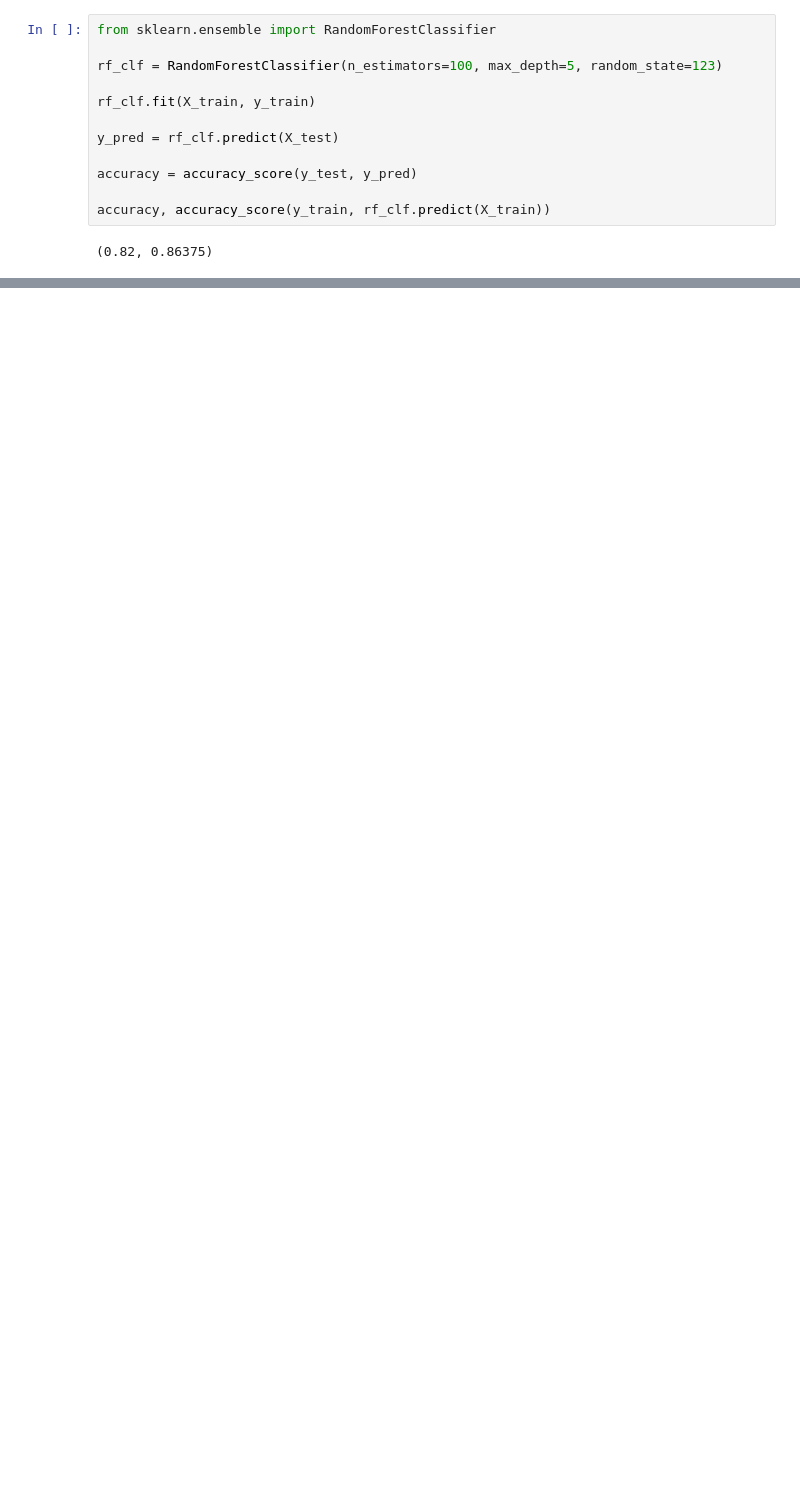
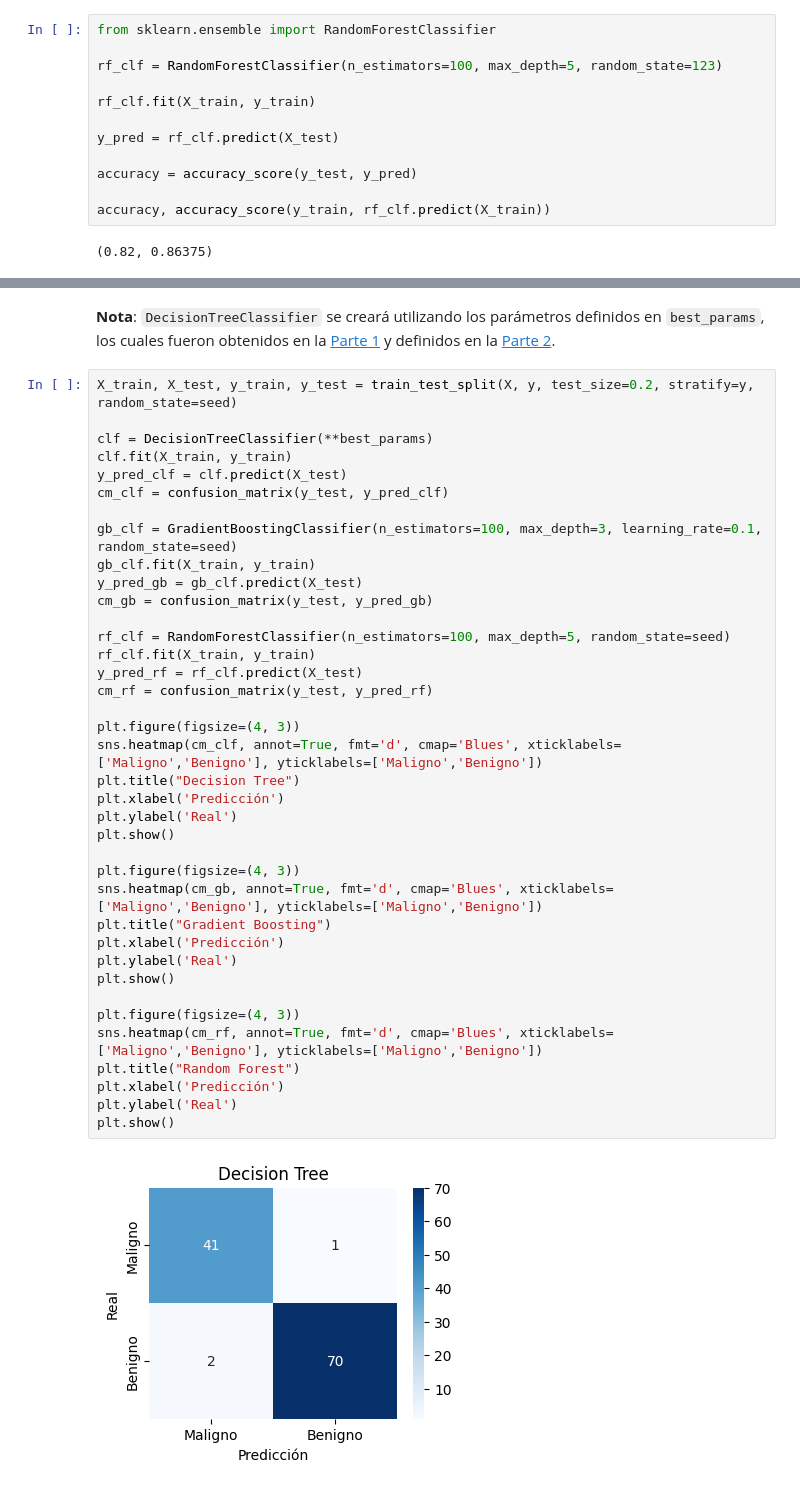
Before and after one commit to RodrigoRiveraRico/data_science_FCiencias, a Jupyter notebook: Clase_8/Clase_8.ipynb, the cells around one changed output, grey strips where cells are left out. Drawn from its saved outputs; the diff is of its cells as text; blank space fills up the shorter version.

Commit message:
Partes 1 a 6 de la tarea concluidas

```diff
--- a/Clase_8/Clase_8.ipynb
+++ b/Clase_8/Clase_8.ipynb
@@ -128,0 +341,42 @@ accuracy, accuracy_score(y_train, rf_clf.predict(X_train))
+# %% [markdown]
+**Nota**: `DecisionTreeClassifier` se creará utilizando los parámetros definidos en `best_params`, los cuales fueron obtenidos en la [Parte 1](#parte1) y definidos en la [Parte 2](#parte2).
+# %%
+X_train, X_test, y_train, y_test = train_test_split(X, y, test_size=0.2, stratify=y, random_state=seed)
+
+clf = DecisionTreeClassifier(**best_params)
+clf.fit(X_train, y_train)
+y_pred_clf = clf.predict(X_test)
+cm_clf = confusion_matrix(y_test, y_pred_clf)
+
+gb_clf = GradientBoostingClassifier(n_estimators=100, max_depth=3, learning_rate=0.1, random_state=seed)
+gb_clf.fit(X_train, y_train)
+y_pred_gb = gb_clf.predict(X_test)
+cm_gb = confusion_matrix(y_test, y_pred_gb)
+
+rf_clf = RandomForestClassifier(n_estimators=100, max_depth=5, random_state=seed)
+rf_clf.fit(X_train, y_train)
+y_pred_rf = rf_clf.predict(X_test)
+cm_rf = confusion_matrix(y_test, y_pred_rf)
+
+plt.figure(figsize=(4, 3))
+sns.heatmap(cm_clf, annot=True, fmt='d', cmap='Blues', xticklabels=['Maligno','Benigno'], yticklabels=['Maligno','Benigno'])
+plt.title("Decision Tree")
+plt.xlabel('Predicción')
+plt.ylabel('Real')
+plt.show()
+
+plt.figure(figsize=(4, 3))
+sns.heatmap(cm_gb, annot=True, fmt='d', cmap='Blues', xticklabels=['Maligno','Benigno'], yticklabels=['Maligno','Benigno'])
+plt.title("Gradient Boosting")
+plt.xlabel('Predicción')
+plt.ylabel('Real')
+plt.show()
+
+plt.figure(figsize=(4, 3))
+sns.heatmap(cm_rf, annot=True, fmt='d', cmap='Blues', xticklabels=['Maligno','Benigno'], yticklabels=['Maligno','Benigno'])
+plt.title("Random Forest")
+plt.xlabel('Predicción')
+plt.ylabel('Real')
+plt.show()
+# %% [output]
+[figure, added]
```
Also changed, not shown: parts of 42 cells of this notebook.
